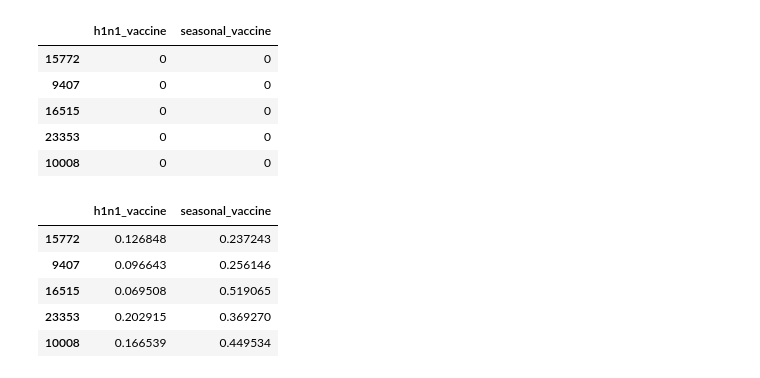
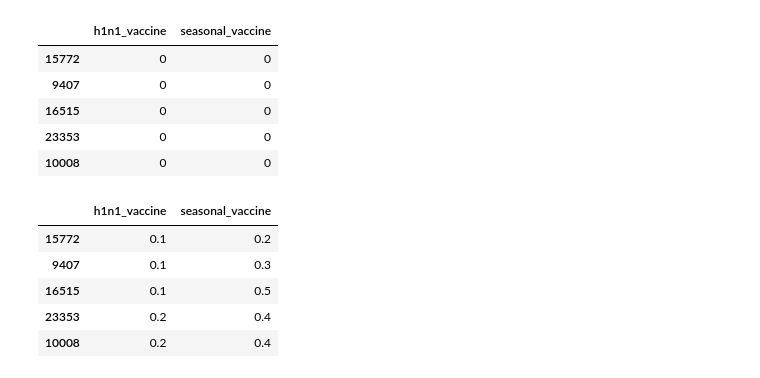
Before and after one commit to SteveG365/FluShot, a Jupyter notebook: Notebooks/models.ipynb, the cells around one changed output. Drawn from its saved outputs; the diff is of its cells as text; code cells hidden in the pictures.

```diff
--- a/Notebooks/models.ipynb
+++ b/Notebooks/models.ipynb
@@ -400,19 +400,19 @@ y_pred.head()
 # %%
 proba_list = model.predict_proba(X_test)
 P = np.vstack(proba_list)
 p_h1n1     = P[:, 2] + P[:, 3]
 p_seasonal = P[:, 1] + P[:, 3]
 
 y_pred_proba = pd.DataFrame({
-    'h1n1_vaccine':     p_h1n1,
-    'seasonal_vaccine': p_seasonal
+    'h1n1_vaccine':     np.round(p_h1n1, 1),
+    'seasonal_vaccine': np.round(p_seasonal, 1)
 }, index=X_test.index)
 
 y_pred_proba.head()
 # %% [output]
 |  | h1n1_vaccine | seasonal_vaccine |
-| 15772 | 0.126848 | 0.237243 |
-| 9407 | 0.096643 | 0.256146 |
-| 16515 | 0.069508 | 0.519065 |
-| 23353 | 0.202915 | 0.369270 |
-| 10008 | 0.166539 | 0.449534 |
+| 15772 | 0.1 | 0.2 |
+| 9407 | 0.1 | 0.3 |
+| 16515 | 0.1 | 0.5 |
+| 23353 | 0.2 | 0.4 |
+| 10008 | 0.2 | 0.4 |
```
Also changed, not shown: 3 other files.
